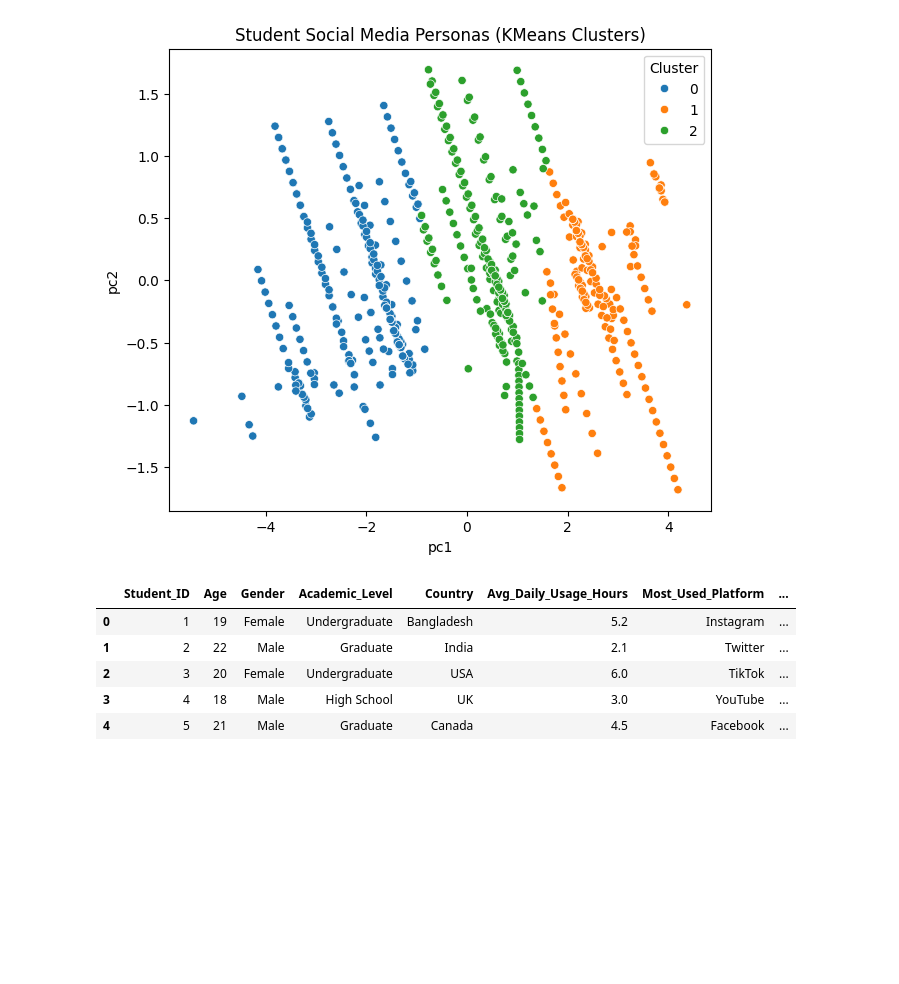
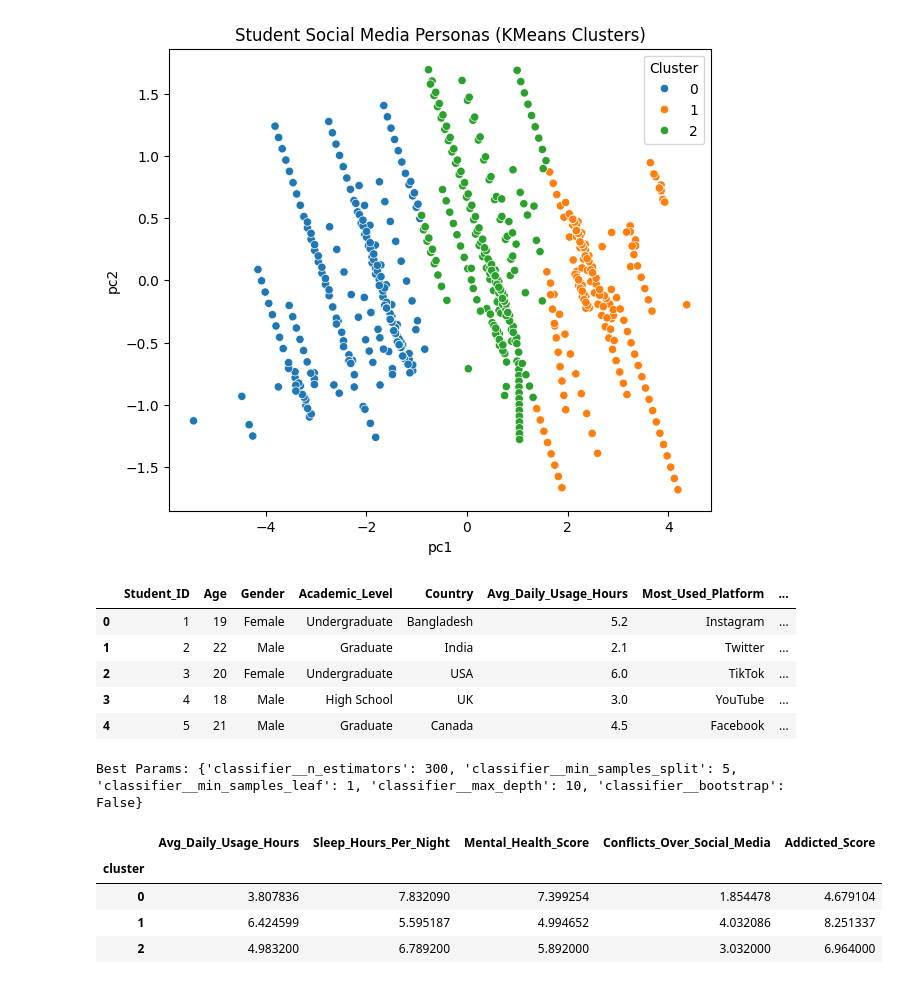
Before and after one commit to Annrosejojue/student-social-media-ml, a Jupyter notebook: Social_Media_&_Relationships_.ipynb, the cells around one changed output. Saved outputs shown, nothing was run; the diff lists cells and outputs as text; code cells hidden in the pictures; blank space fills up the shorter version.

```diff
--- a/Social_Media_&_Relationships_.ipynb
+++ b/Social_Media_&_Relationships_.ipynb
@@ -397,3 +397,30 @@ df_personas.head()
 | 2 | 3 | 20 | Female | Undergraduate | USA | 6.0 | TikTok | ... |
 | 3 | 4 | 18 | Male | High School | UK | 3.0 | YouTube | ... |
 | 4 | 5 | 21 | Male | Graduate | Canada | 4.5 | Facebook | ... |
+# %%
+from sklearn.model_selection import RandomizedSearchCV
+
+param_grid = {
+    "classifier__n_estimators": [100, 200, 300, 500],
+    "classifier__max_depth": [None, 5, 10, 20],
+    "classifier__min_samples_split": [2, 5, 10],
+    "classifier__min_samples_leaf": [1, 2, 4],
+    "classifier__bootstrap": [True, False]
+}
+
+search = RandomizedSearchCV(
+    model,
+    param_distributions=param_grid,
+    n_iter=20,
+    cv=3,
+    scoring="f1_macro",
+    random_state=42,
+    n_jobs=-1
+)
+
+search.fit(X_train, y_train)
+
+print("Best Params:", search.best_params_)
+best_model = search.best_estimator_
+# %% [output]
+Best Params: {'classifier__n_estimators': 300, 'classifier__min_samples_split': 5, 'classifier__min_samples_leaf': 1, 'classifier__max_depth': 10, 'classifier__bootstrap': False}
@@ -399,0 +435,9 @@ df_personas.head()
+# %%
+persona_summary = df_personas.groupby("cluster")[cluster_features].mean()
+persona_summary
+# %% [output]
+|  | Avg_Daily_Usage_Hours | Sleep_Hours_Per_Night | Mental_Health_Score | Conflicts_Over_Social_Media | Addicted_Score |
+| cluster |  |  |  |  |  |
+| 0 | 3.807836 | 7.832090 | 7.399254 | 1.854478 | 4.679104 |
+| 1 | 6.424599 | 5.595187 | 4.994652 | 4.032086 | 8.251337 |
+| 2 | 4.983200 | 6.789200 | 5.892000 | 3.032000 | 6.964000 |
```
Also changed, not shown: parts of 11 cells of this notebook.
